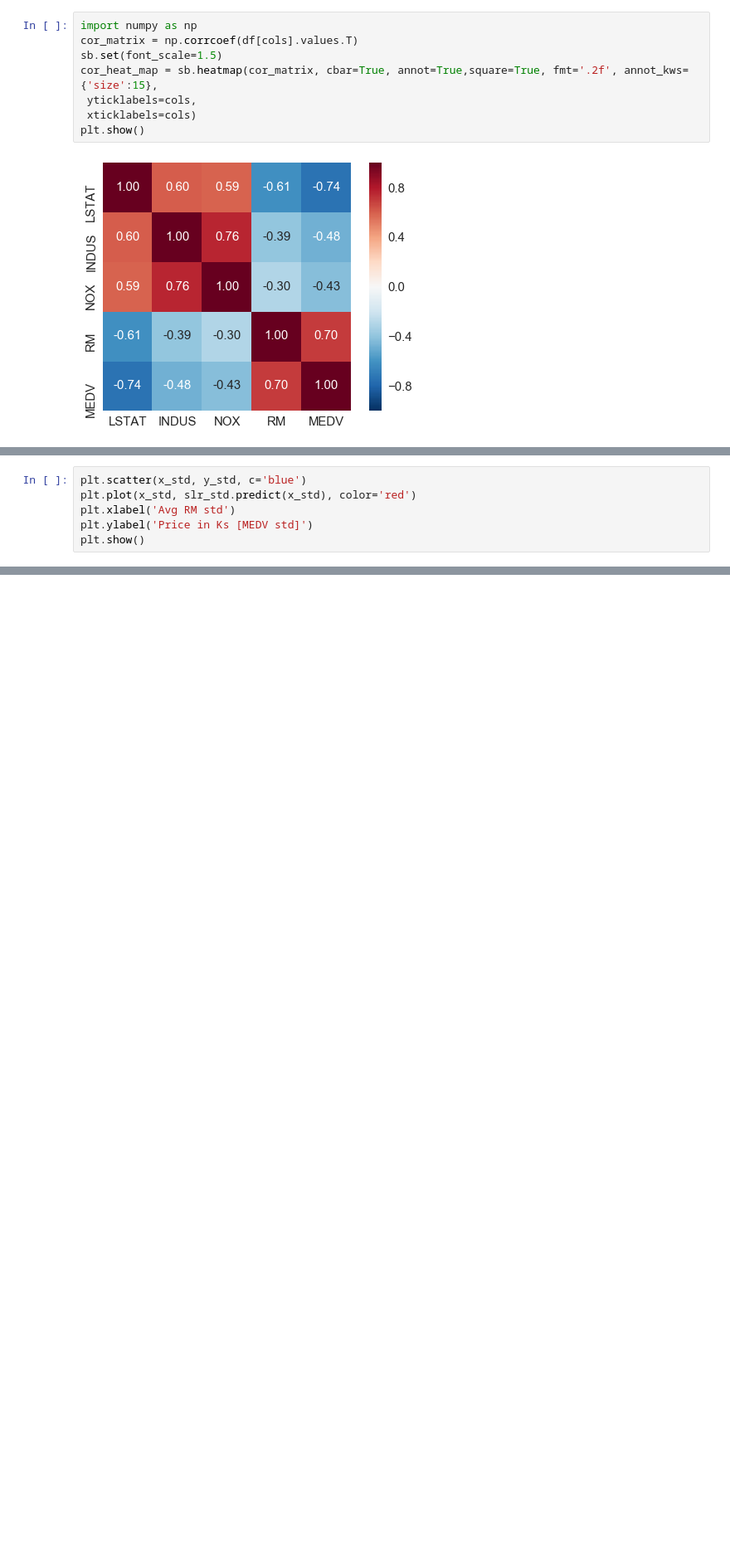
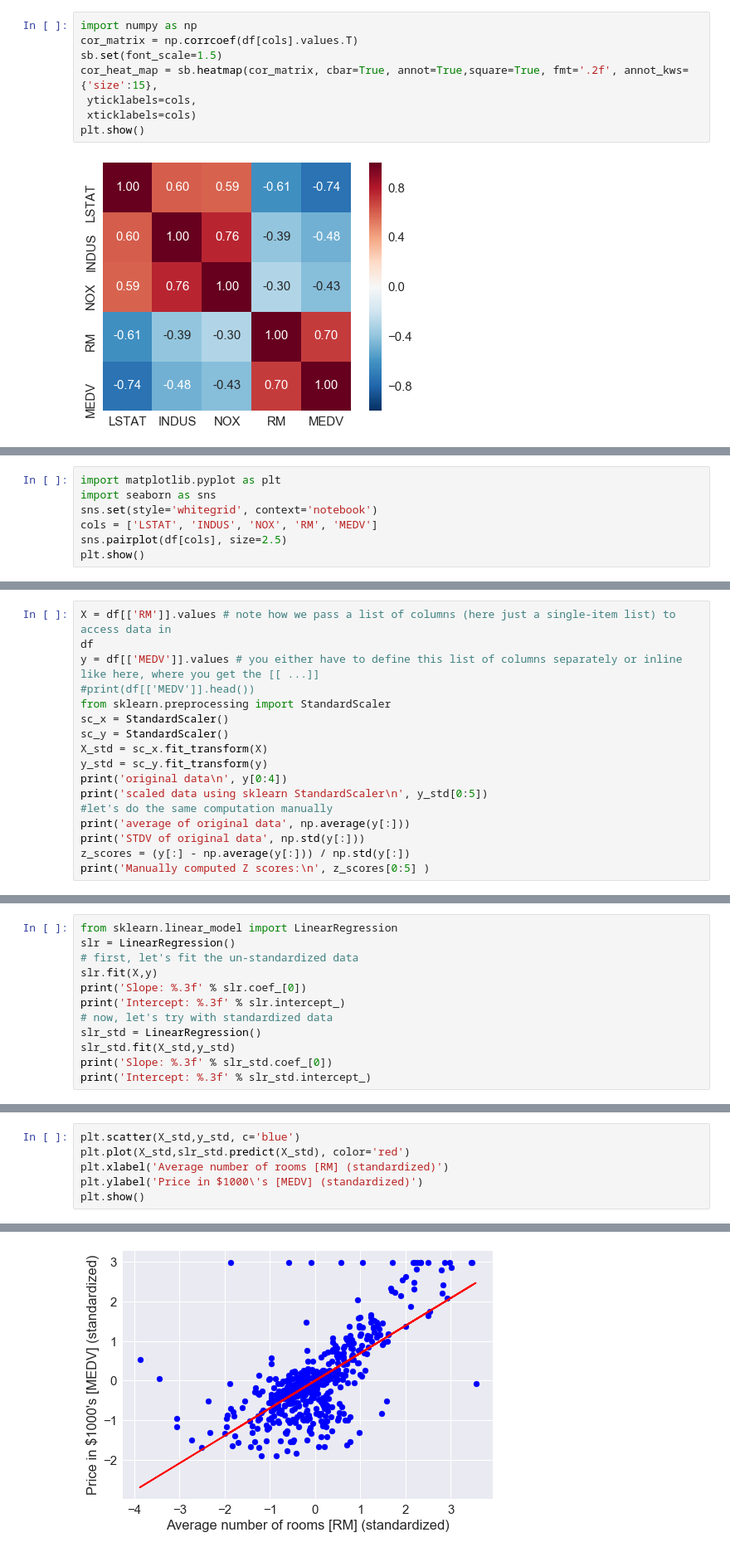
Before and after one commit to ishandikshit/Completed-Projects, a Jupyter notebook: Linear Regression/Linear_Reg_1.ipynb, the cells around one changed output, grey strips where cells are left out. Shown at 83% size. Drawn from its saved outputs; the diff is of its cells as text; blank space fills up the shorter version.

```diff
--- a/Linear Regression/Linear_Reg_1.ipynb
+++ b/Linear Regression/Linear_Reg_1.ipynb
@@ -51,0 +50,7 @@ print
+# %%
+import matplotlib.pyplot as plt
+import seaborn as sns
+sns.set(style='whitegrid', context='notebook')
+cols = ['LSTAT', 'INDUS', 'NOX', 'RM', 'MEDV']
+sns.pairplot(df[cols], size=2.5)
+plt.show()
@@ -51,0 +74,17 @@ print
+# %%
+X = df[['RM']].values # note how we pass a list of columns (here just a single-item list) to access data in
+df
+y = df[['MEDV']].values # you either have to define this list of columns separately or inline like here, where you get the [[ ...]]
+#print(df[['MEDV']].head())
+from sklearn.preprocessing import StandardScaler
+sc_x = StandardScaler()
+sc_y = StandardScaler()
+X_std = sc_x.fit_transform(X)
+y_std = sc_y.fit_transform(y)
+print('original data\n', y[0:4])
+print('scaled data using sklearn StandardScaler\n', y_std[0:5])
+#let's do the same computation manually
+print('average of original data', np.average(y[:]))
+print('STDV of original data', np.std(y[:]))
+z_scores = (y[:] - np.average(y[:])) / np.std(y[:])
+print('Manually computed Z scores:\n', z_scores[0:5] )
@@ -51,0 +108,12 @@ print
+# %%
+from sklearn.linear_model import LinearRegression
+slr = LinearRegression()
+# first, let's fit the un-standardized data
+slr.fit(X,y)
+print('Slope: %.3f' % slr.coef_[0])
+print('Intercept: %.3f' % slr.intercept_)
+# now, let's try with standardized data
+slr_std = LinearRegression()
+slr_std.fit(X_std,y_std)
+print('Slope: %.3f' % slr_std.coef_[0])
+print('Intercept: %.3f' % slr_std.intercept_)
@@ -52,7 +142,7 @@ print
 # %%
-plt.scatter(x_std, y_std, c='blue')
-plt.plot(x_std, slr_std.predict(x_std), color='red')
-plt.xlabel('Avg RM std')
-plt.ylabel('Price in Ks [MEDV std]')
+plt.scatter(X_std,y_std, c='blue')
+plt.plot(X_std,slr_std.predict(X_std), color='red')
+plt.xlabel('Average number of rooms [RM] (standardized)')
+plt.ylabel('Price in $1000\'s [MEDV] (standardized)')
 plt.show()
 # %% [output]
@@ -60 +149,2 @@ NameError: name 'slr_std' is not defined
+[figure, added]
 # %%
```
Also changed, not shown: parts of 12 cells of this notebook, 9 other files.
